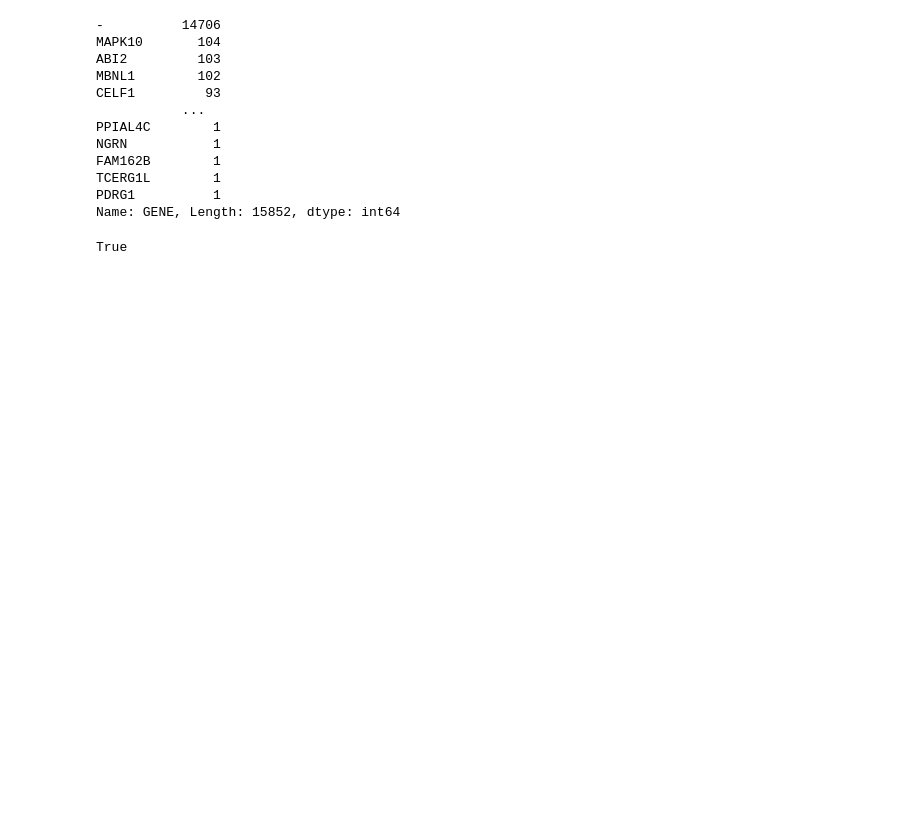
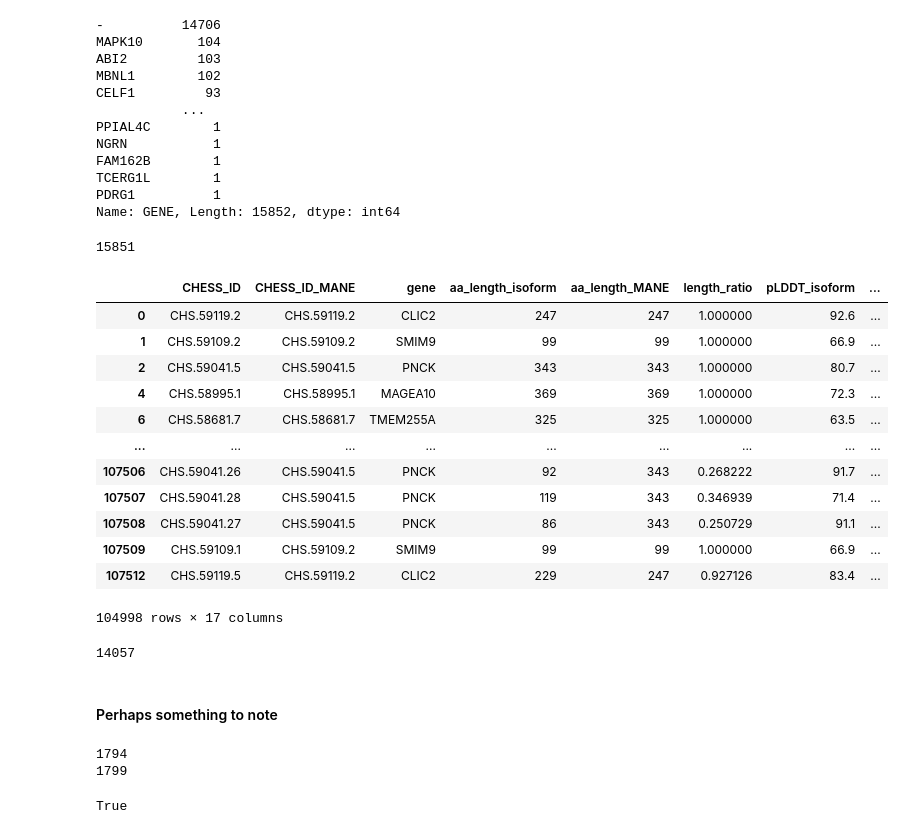
Before and after one commit to OrangeFrog210/constraint-map, a Jupyter notebook: Filter_iso_all.ipynb, the cells around one changed output. Drawn from its saved outputs; the diff is of its cells as text; code cells hidden in the pictures; blank space fills up the shorter version.

```diff
--- a/Filter_iso_all.ipynb
+++ b/Filter_iso_all.ipynb
@@ -211,6 +229,51 @@ FAM162B        1
 TCERG1L        1
 PDRG1          1
 Name: GENE, Length: 15852, dtype: int64
+# %%
+unique_genes_iso_all = list(df_iso_all_filtered["GENE"].unique())
+unique_genes_iso_all.remove("-")
+print(len(unique_genes_iso_all))
+# %% [output]
+15851
+# %%
+# Obtaining value for MANE (after processing, MANE transcripts added as rows)
+f_MANE_cim = "iso_MANE_cim_fixed.csv"
+df_MANE_cim = pd.read_csv(f_MANE_cim)
+df_MANE_cim_filtered = df_MANE_cim[~df_MANE_cim["CHESS_ID"].str.contains("hypothetical")]
+df_MANE_cim_filtered
+# %% [output]
+|  | CHESS_ID | CHESS_ID_MANE | gene | aa_length_isoform | aa_length_MANE | length_ratio | pLDDT_isoform | ... |
+| 0 | CHS.59119.2 | CHS.59119.2 | CLIC2 | 247 | 247 | 1.000000 | 92.6 | ... |
+| 1 | CHS.59109.2 | CHS.59109.2 | SMIM9 | 99 | 99 | 1.000000 | 66.9 | ... |
+| 2 | CHS.59041.5 | CHS.59041.5 | PNCK | 343 | 343 | 1.000000 | 80.7 | ... |
+| 4 | CHS.58995.1 | CHS.58995.1 | MAGEA10 | 369 | 369 | 1.000000 | 72.3 | ... |
+| 6 | CHS.58681.7 | CHS.58681.7 | TMEM255A | 325 | 325 | 1.000000 | 63.5 | ... |
+| ... | ... | ... | ... | ... | ... | ... | ... | ... |
+| 107506 | CHS.59041.26 | CHS.59041.5 | PNCK | 92 | 343 | 0.268222 | 91.7 | ... |
+| 107507 | CHS.59041.28 | CHS.59041.5 | PNCK | 119 | 343 | 0.346939 | 71.4 | ... |
+| 107508 | CHS.59041.27 | CHS.59041.5 | PNCK | 86 | 343 | 0.250729 | 91.1 | ... |
+| 107509 | CHS.59109.1 | CHS.59109.2 | SMIM9 | 99 | 99 | 1.000000 | 66.9 | ... |
+| 107512 | CHS.59119.5 | CHS.59119.2 | CLIC2 | 229 | 247 | 0.927126 | 83.4 | ... |
+104998 rows × 17 columns
+# %%
+unique_genes_iso_MANE = list(df_MANE_cim_filtered["gene"].unique())
+print(len(unique_genes_iso_MANE))
+# %% [output]
+14057
+# %% [markdown]
+#### Perhaps something to note
+# %%
+n_gene_all = len(unique_genes_iso_all)
+n_gene_MANE = len(unique_genes_iso_MANE)
+n_gene_noMANE = n_gene_all - n_gene_MANE
+print(n_gene_noMANE)
+
+# Get difference between two gene lists
+difference = list(set(unique_genes_iso_all) - set(unique_genes_iso_MANE))
+print(len(difference))
+# %% [output]
+1794
+1799
 # %%
 print((3943+132151) == 136094)
 # %% [output]
```
Also changed, not shown: parts of 5 cells of this notebook, 1 other file.
